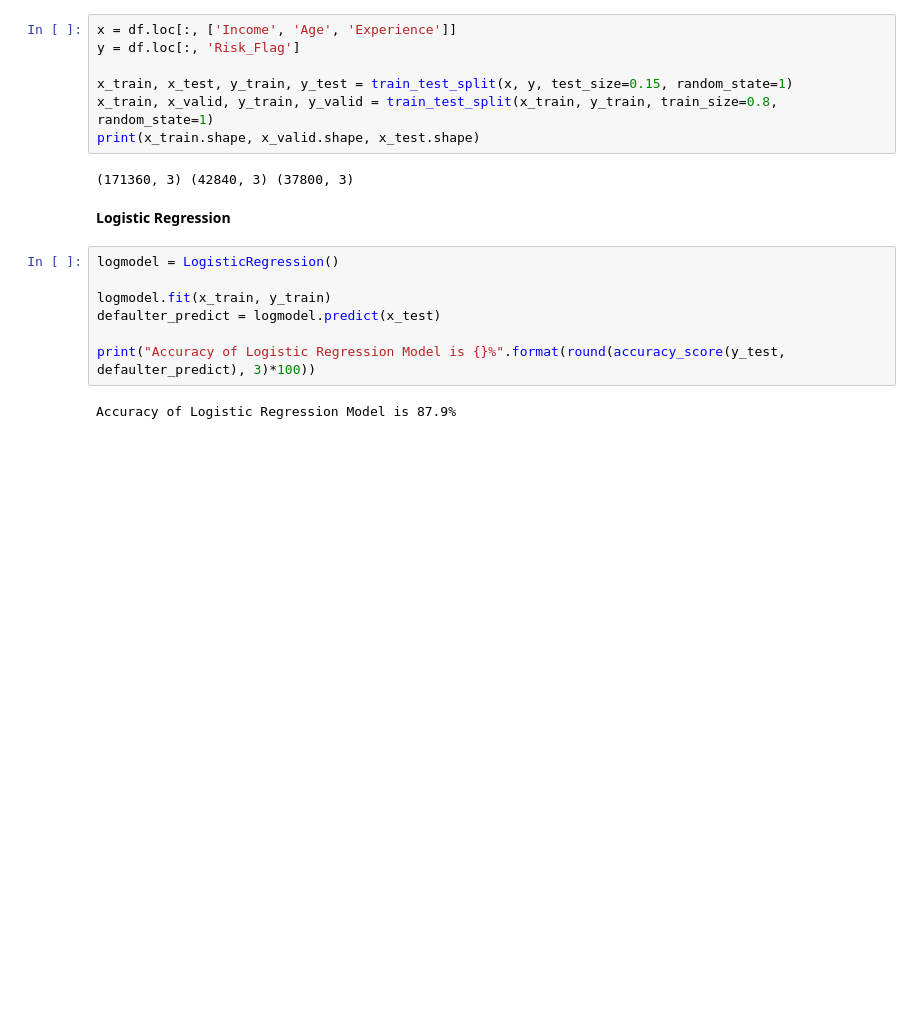
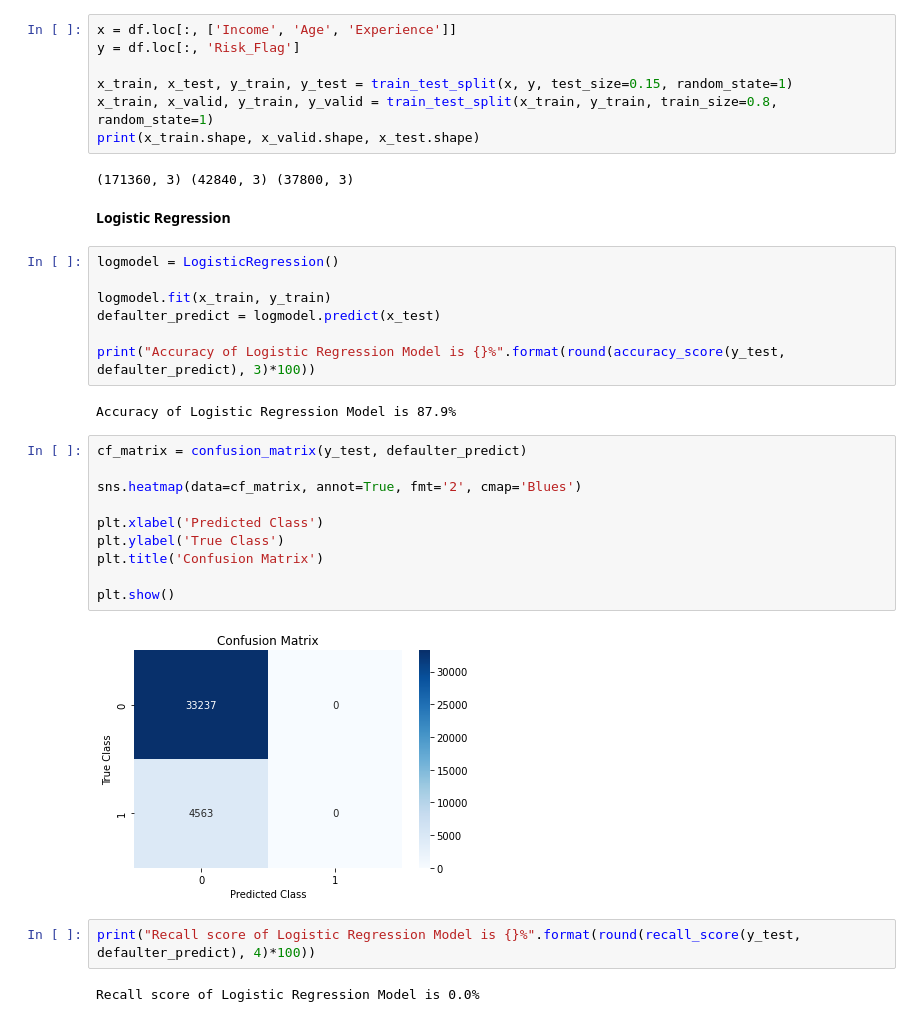
Before and after one commit to AmanCSE-1/Loan-Defaulter-Prediction-based-on-Customer-Behavior, a Jupyter notebook: main.ipynb, the cells around one changed output. Saved outputs shown, nothing was run; the diff lists cells and outputs as text; blank space fills up the shorter version.

Commit message:
Logistic Regression Model Evaluation : Accuracy= 87% but Recall Score=0

```diff
--- a/main.ipynb
+++ b/main.ipynb
@@ -288,3 +288,19 @@ defaulter_predict = logmodel.predict(x_test)
 print("Accuracy of Logistic Regression Model is {}%".format(round(accuracy_score(y_test, defaulter_predict), 3)*100))
 # %% [output]
 Accuracy of Logistic Regression Model is 87.9%
+# %%
+cf_matrix = confusion_matrix(y_test, defaulter_predict)
+
+sns.heatmap(data=cf_matrix, annot=True, fmt='2', cmap='Blues')
+
+plt.xlabel('Predicted Class')
+plt.ylabel('True Class')
+plt.title('Confusion Matrix')
+
+plt.show()
+# %% [output]
+[figure, added]
+# %%
+print("Recall score of Logistic Regression Model is {}%".format(round(recall_score(y_test, defaulter_predict), 4)*100))
+# %% [output]
+Recall score of Logistic Regression Model is 0.0%
```
